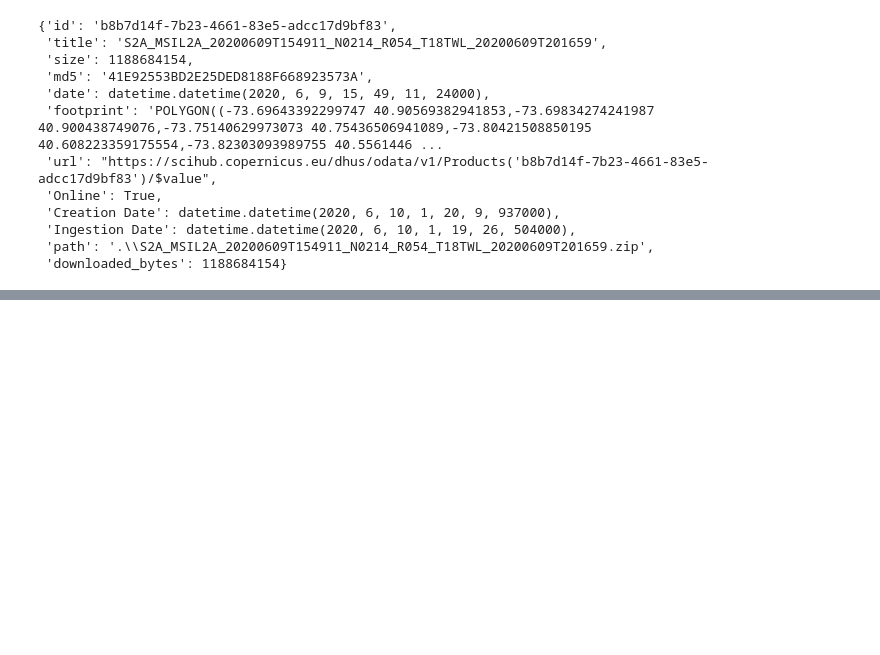
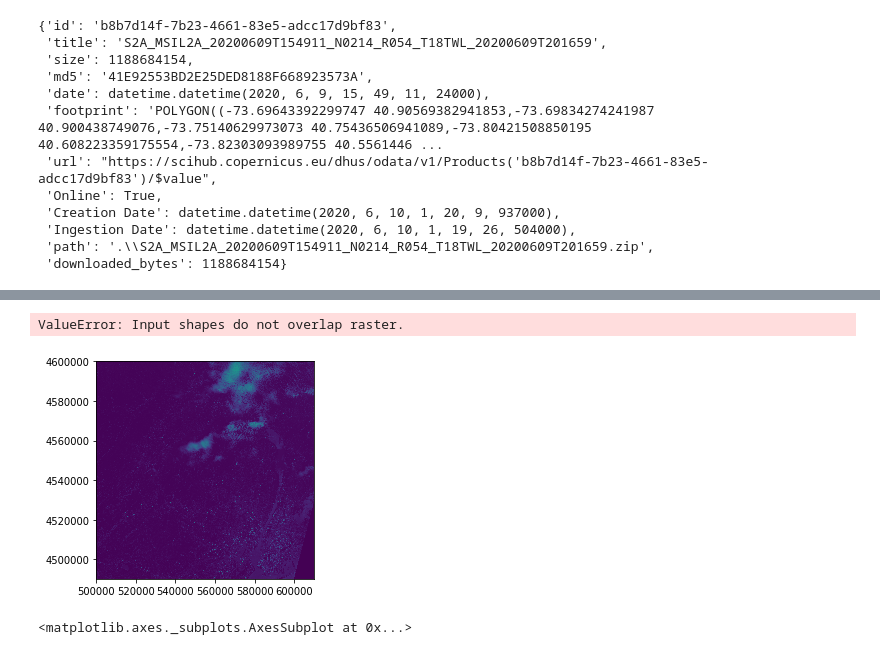
Before and after one commit to sharmagg/StateofPlace, a Jupyter notebook: Satellite imagery.ipynb, the cells around one changed output, grey strips where cells are left out. Cells and saved outputs as stored; diff of their text form; code cells hidden in the pictures; blank space fills up the shorter version.

```diff
--- a/Satellite imagery.ipynb
+++ b/Satellite imagery.ipynb
@@ -85,0 +122,21 @@ RasterioIOError: 'C:\Users\amans\OneDrive\Desktop\State of place\Ny_sentinel\GRA
+# %%
+bounds_proj = bounds.to_crs({'init': 'epsg:2955'})
+
+with rasterio.open("RGB.tiff") as src:
+    out_image, out_transform = mask(src, bounds_proj.geometry,crop=True)
+    out_meta = src.meta.copy()
+    out_meta.update({"driver": "GTiff",
+                 "height": out_image.shape[1],
+                 "width": out_image.shape[2],
+                 "transform": out_transform})
+
+with rasterio.open("NY_masked.tif", "w", **out_meta) as dest:
+    dest.write(out_image)
+# %% [output]
+ValueError: Input shapes do not overlap raster.
+# %%
+src = rasterio.open(r'C:\Users\amans\OneDrive\Desktop\State of place\RGB.tiff', count=3)
+plot.show(src)
+# %% [output]
+[figure, added]
+<matplotlib.axes._subplots.AxesSubplot at 0x...>
```
Also changed, not shown: parts of 32 cells of this notebook.
